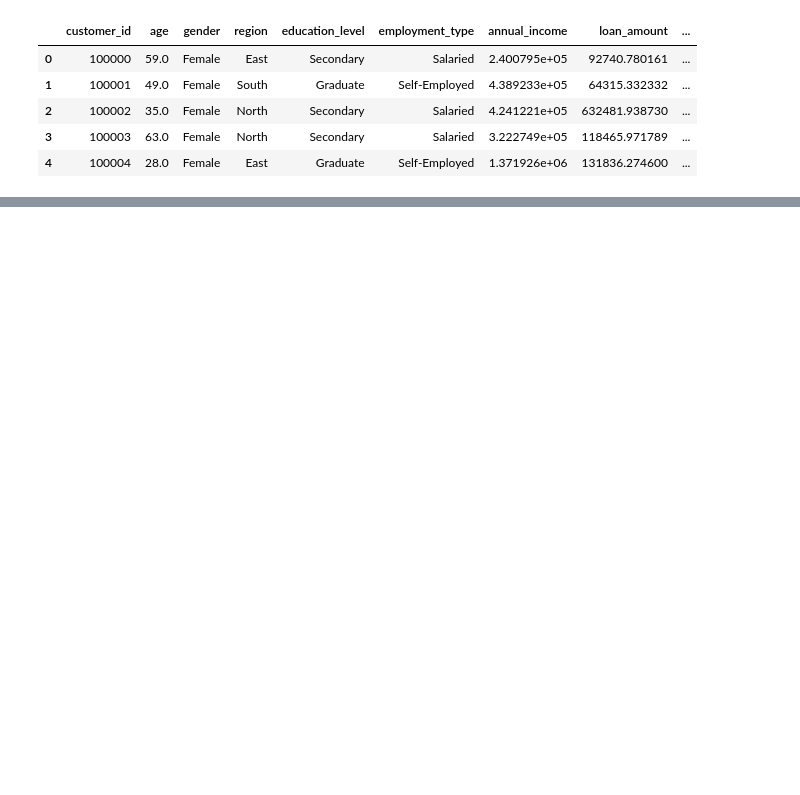
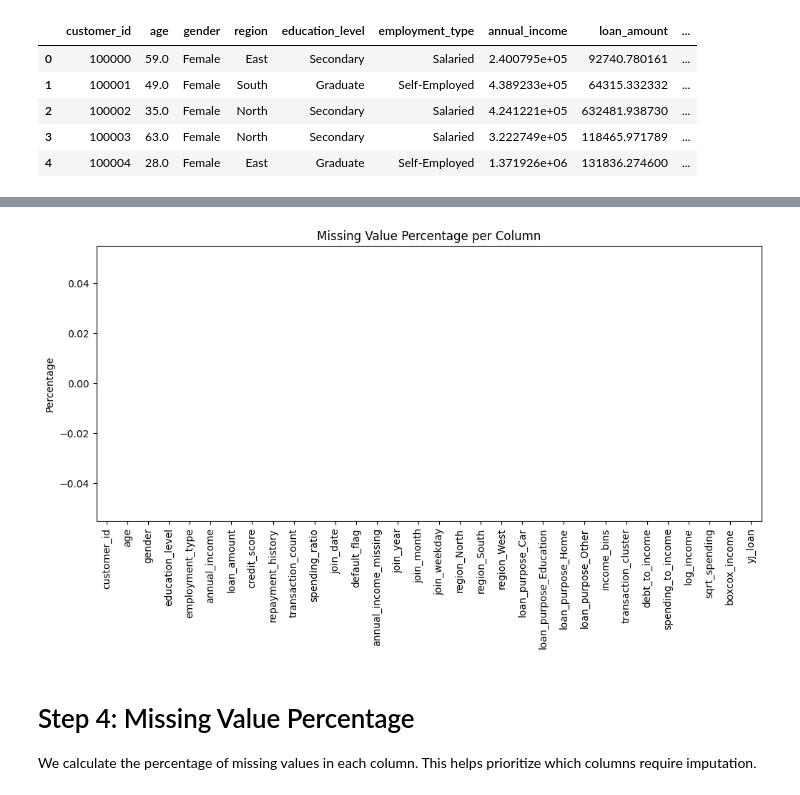
Before and after one commit to Parth-M-M/Rnw, a Jupyter notebook: python/Final_project/Final_project.ipynb, the cells around one changed output, grey strips where cells are left out. Saved outputs shown, nothing was run; the diff lists cells and outputs as text; code cells hidden in the pictures; blank space fills up the shorter version.

```diff
--- a/python/Final_project/Final_project.ipynb
+++ b/python/Final_project/Final_project.ipynb
@@ -49,3 +89,7 @@ df.describe()
 # %%
 colunm_name = df.columns
 # %%
+df["annual_income"] = df["annual_income"].round(2)
+df["loan_amount"] = df["loan_amount"].round(2)
+df["credit_score"] = df["credit_score"].round(2)
+df["spending_ratio"] = df["spending_ratio"].round(2)
@@ -64,0 +105,16 @@ Name: age, Length: 500000, dtype: float64
+# %%
+missing_percentage = df.isnull().mean() * 100
+
+missing_percentage.sort_values(ascending=False).plot(
+    kind="bar", figsize=(12,5)
+)
+plt.title("Missing Value Percentage per Column")
+plt.ylabel("Percentage")
+plt.show()
+# %% [output]
+[figure, added]
+# %% [markdown]
+# Step 4: Missing Value Percentage
+
+We calculate the percentage of missing values in each column.
+This helps prioritize which columns require imputation.
```
Also changed, not shown: parts of 76 cells of this notebook, 2 other files.
